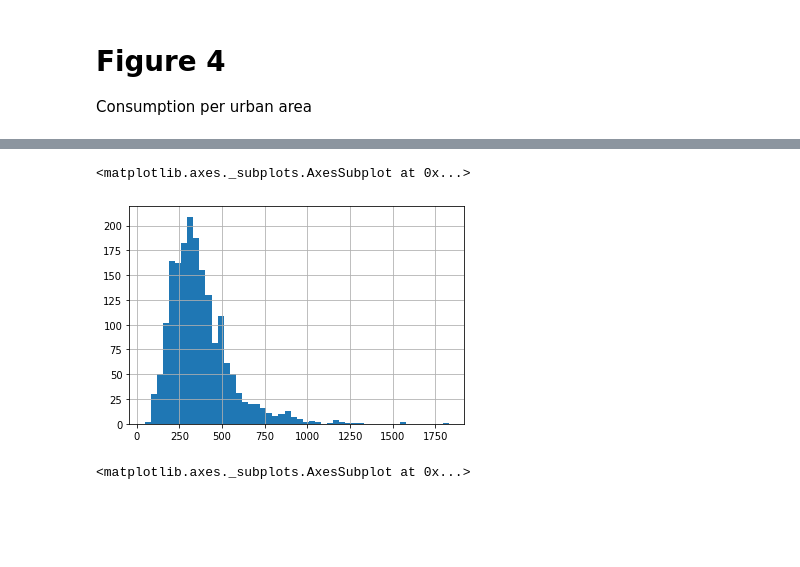
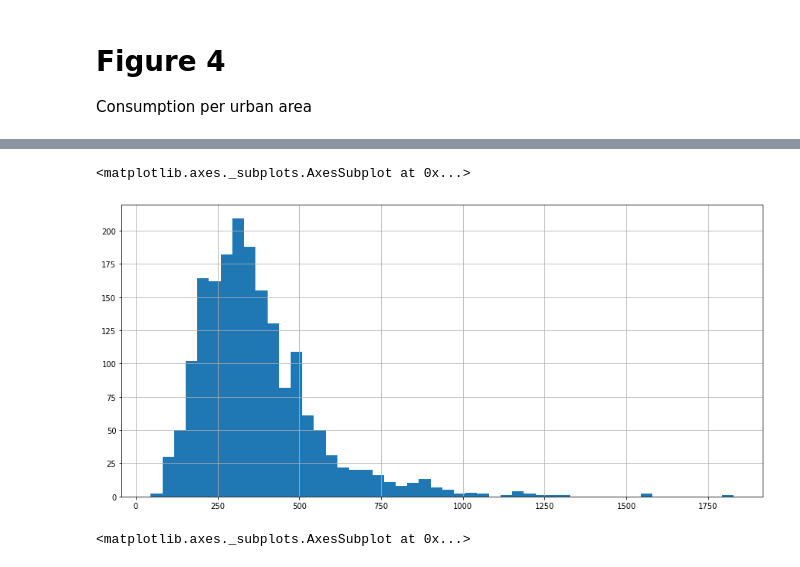
Before and after one commit to Sergio-Huezo/ResEleCon-MX, a Jupyter notebook: Final.ipynb, the cells around one changed output, grey strips where cells are left out. Saved outputs shown, nothing was run; the diff lists cells and outputs as text; code cells hidden in the pictures; blank space fills up the shorter version.

```diff
--- a/Final.ipynb
+++ b/Final.ipynb
@@ -209,9 +220,9 @@ ener.head()
 ener['income_decile'] = pd.qcut(ener['ing_cor'], 10, labels=False)
 # %%
-ener.loc[ener['income_decile']==0, 'Total'].hist(bins = 50)
+ener.loc[ener['income_decile']==0, 'Total'].hist(bins = 50, figsize=(15,7))
 # %% [output]
 <matplotlib.axes._subplots.AxesSubplot at 0x...>
-[figure, old version]
+[figure, new version]
 # %%
 ener.loc[ener['income_decile']==9, 'Total'].hist(bins = 100, figsize=(15,7))
 # %% [output]
```
Also changed, not shown: parts of 16 cells of this notebook, 2 other files.
